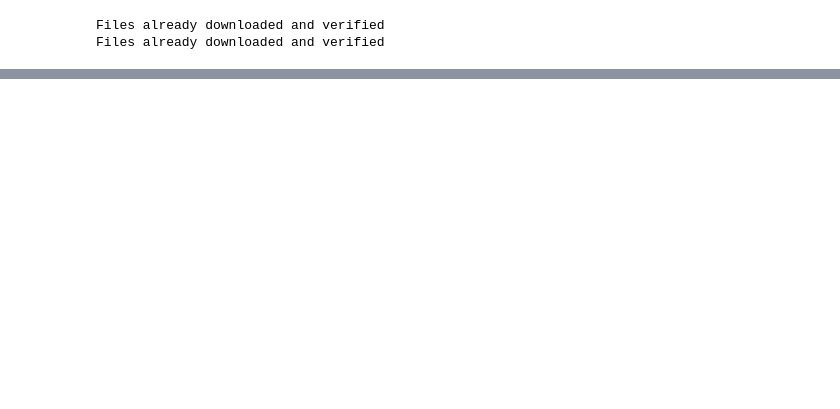
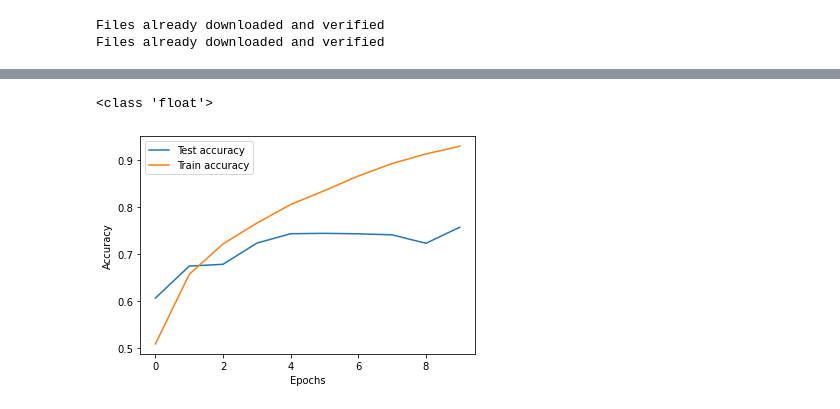
Before and after one commit to abstruse020/ELL-793-ASS2, a Jupyter notebook: Part2_ResNet18.ipynb, the cells around one changed output, grey strips where cells are left out. Saved outputs shown, nothing was run; the diff lists cells and outputs as text; code cells hidden in the pictures; blank space fills up the shorter version.

```diff
--- a/Part2_ResNet18.ipynb
+++ b/Part2_ResNet18.ipynb
@@ -30 +107,6 @@ Files already downloaded and verified
+# %%
+resnet18 = models.resnet18(pretrained=False)
+resnet18.to(device)
+RESNET_PATH_A =  './resnet18_a.pth'
+# resnet18.load_state_dict(torch.load(RESNET_PATH_A))
 # %%
@@ -34,0 +120,8 @@ print(resnet18)
+# %%
+import torch.nn as nn
+import torch.nn.functional as F
+import torch.optim as optim
+
+criterion = nn.CrossEntropyLoss()
+# so are we using momentum based SGD (does it has a name)
+optimizer = optim.Adam(resnet18.parameters(), lr=1e-3)
@@ -34,0 +240,23 @@ print(resnet18)
+# %%
+test_acc = []
+train_acc = []
+for acc in test_epoch_acc:
+    test_acc.append(acc.item())
+for acc in train_epoch_acc:
+    train_acc.append(acc.item())
+print(type(test_acc[0]))
+# %% [output]
+<class 'float'>
+# %%
+## Testing the trained model
+import matplotlib.pyplot as plt
+# test_acc = [acc.data for acc in test_epoch_acc]
+
+plt.plot(test_acc, label='Test accuracy')
+plt.plot(train_acc, label='Train accuracy')
+plt.ylabel('Accuracy')
+plt.xlabel('Epochs')
+plt.legend()
+plt.show()
+# %% [output]
+[figure, added]
```
Also changed, not shown: parts of 15 cells of this notebook, 20 other files.
